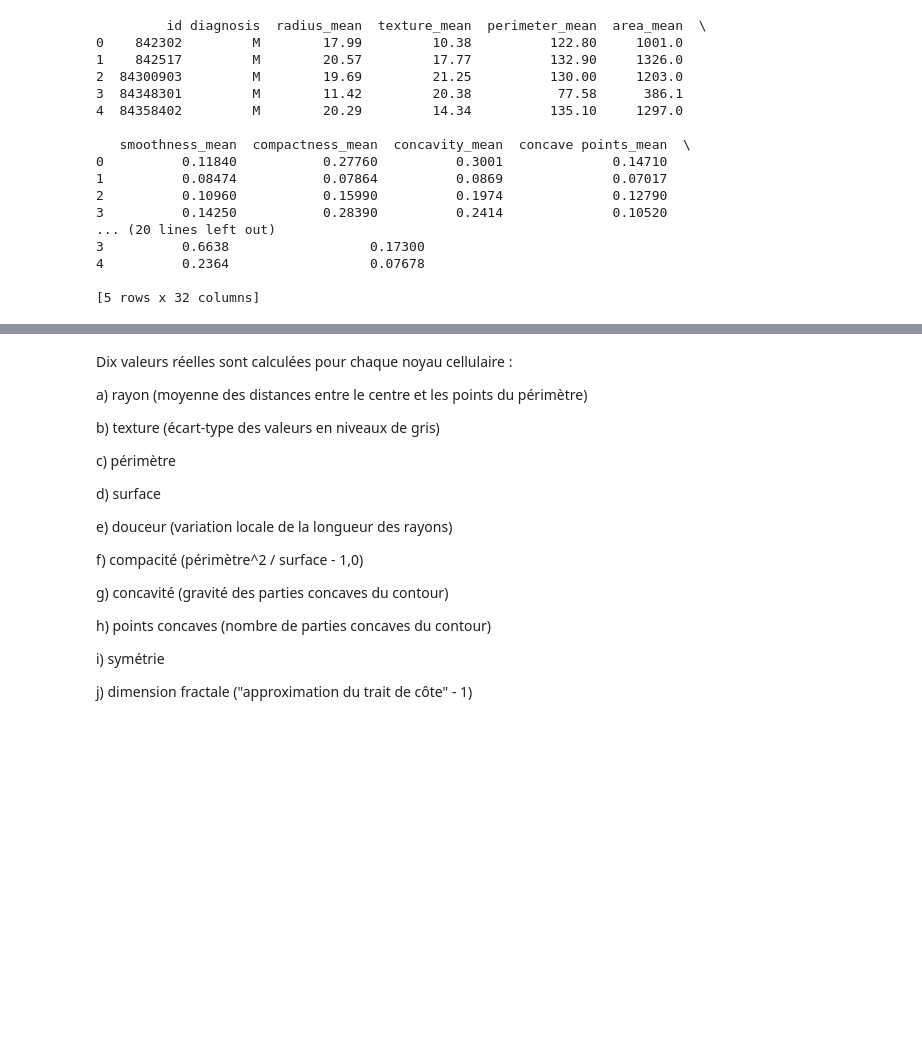
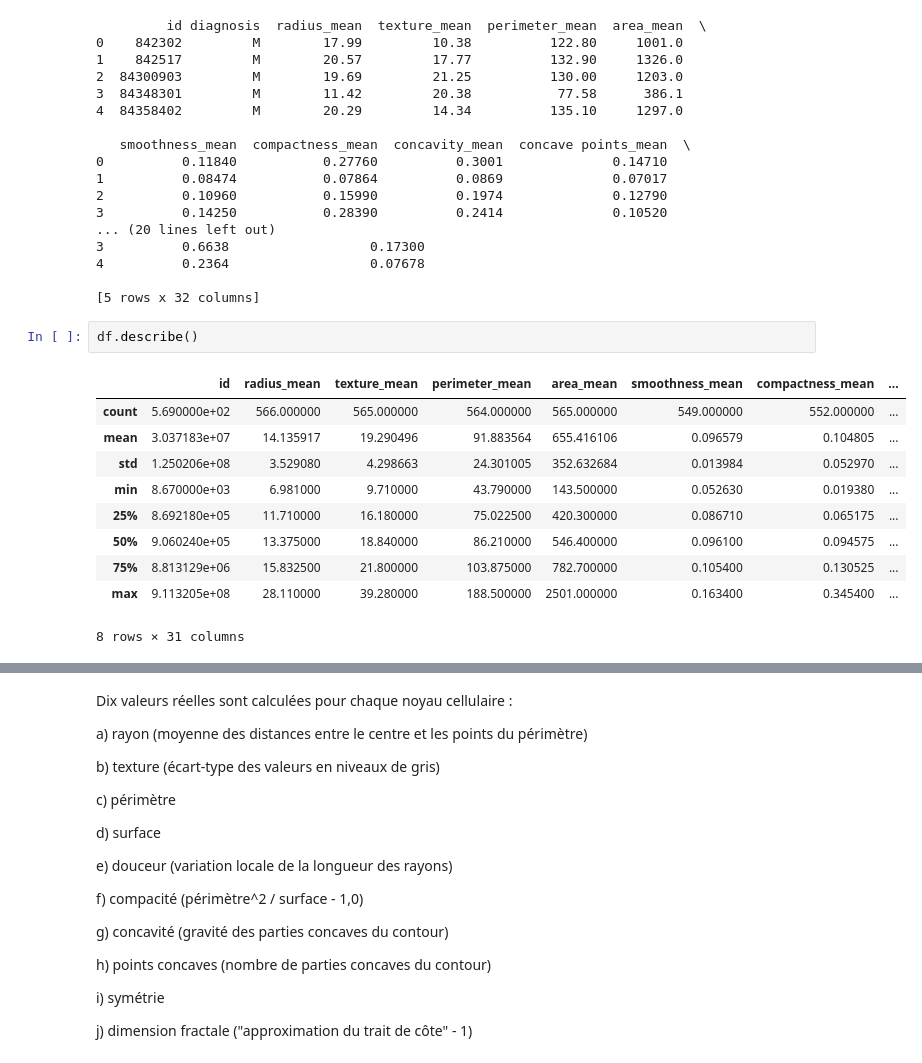
Before and after one commit to agodmer/UE_medecine_IA_OMICS_2026, a Jupyter notebook: TP/4_TD_Part3_ML.ipynb, the cells around one changed output, grey strips where cells are left out. Saved outputs shown, nothing was run; the diff lists cells and outputs as text; blank space fills up the shorter version.

```diff
--- a/TP/4_TD_Part3_ML.ipynb
+++ b/TP/4_TD_Part3_ML.ipynb
@@ -132,3 +132,16 @@ print(df.head())
 4          0.2364                  0.07678
 
 [5 rows x 32 columns]
+# %%
+df.describe()
+# %% [output]
+|  | id | radius_mean | texture_mean | perimeter_mean | area_mean | smoothness_mean | compactness_mean | ... |
+| count | 5.690000e+02 | 566.000000 | 565.000000 | 564.000000 | 565.000000 | 549.000000 | 552.000000 | ... |
+| mean | 3.037183e+07 | 14.135917 | 19.290496 | 91.883564 | 655.416106 | 0.096579 | 0.104805 | ... |
+| std | 1.250206e+08 | 3.529080 | 4.298663 | 24.301005 | 352.632684 | 0.013984 | 0.052970 | ... |
+| min | 8.670000e+03 | 6.981000 | 9.710000 | 43.790000 | 143.500000 | 0.052630 | 0.019380 | ... |
+| 25% | 8.692180e+05 | 11.710000 | 16.180000 | 75.022500 | 420.300000 | 0.086710 | 0.065175 | ... |
+| 50% | 9.060240e+05 | 13.375000 | 18.840000 | 86.210000 | 546.400000 | 0.096100 | 0.094575 | ... |
+| 75% | 8.813129e+06 | 15.832500 | 21.800000 | 103.875000 | 782.700000 | 0.105400 | 0.130525 | ... |
+| max | 9.113205e+08 | 28.110000 | 39.280000 | 188.500000 | 2501.000000 | 0.163400 | 0.345400 | ... |
+8 rows × 31 columns
```
Also changed, not shown: parts of 13 cells of this notebook.
